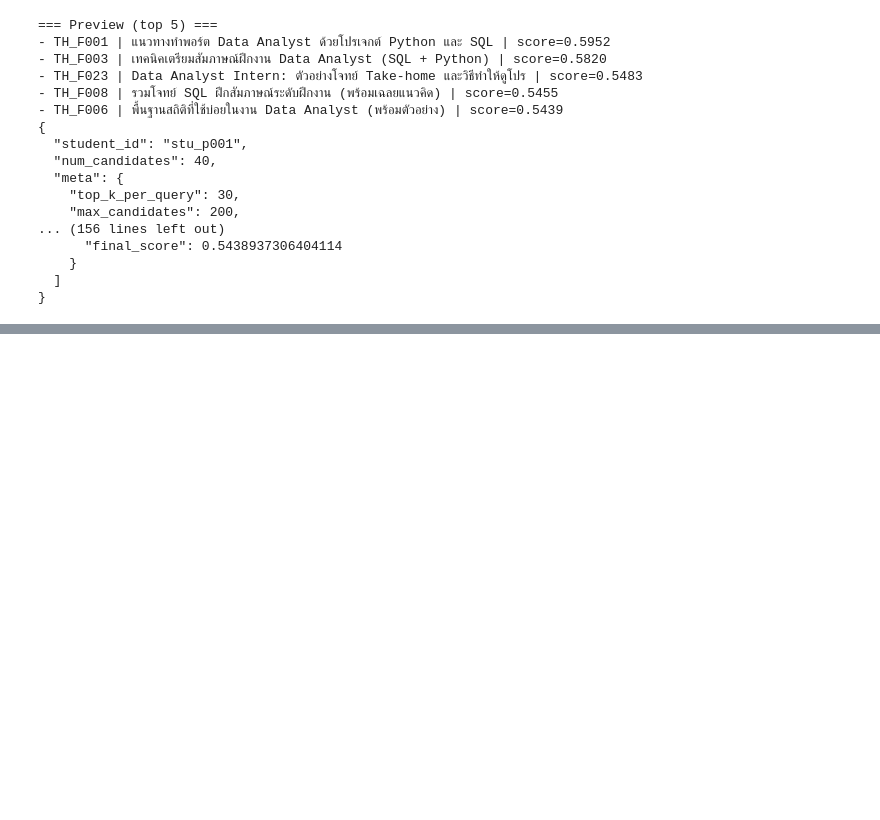
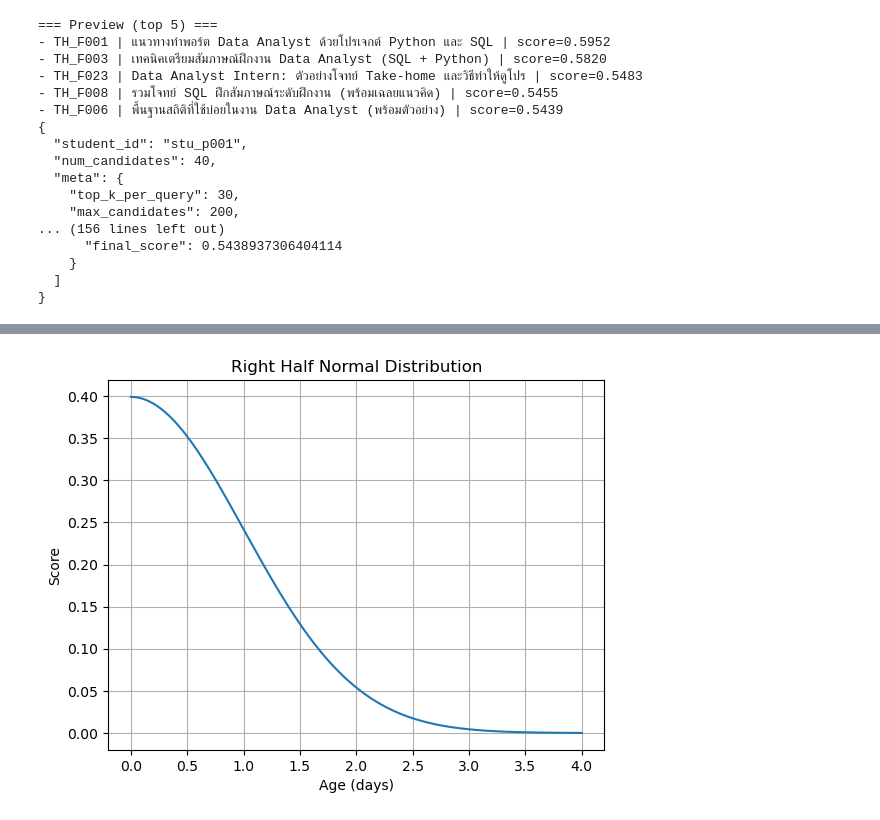
Before and after one commit to TunKedsaro/Hyde, a Jupyter notebook: sandbox/notebooks/2602111156-pipeline-3.ipynb, the cells around one changed output, grey strips where cells are left out. Drawn from its saved outputs; the diff is of its cells as text; code cells hidden in the pictures; blank space fills up the shorter version.

```diff
--- a/sandbox/notebooks/2602111156-pipeline-3.ipynb
+++ b/sandbox/notebooks/2602111156-pipeline-3.ipynb
@@ -1772,0 +1903,22 @@ print(
+# %%
+import numpy as np
+import matplotlib.pyplot as plt
+
+mu = 0
+sigma = 1
+
+x = np.linspace(mu, mu + 4*sigma, 500)
+pdf = (1 / (sigma * np.sqrt(2 * np.pi))) * \
+      np.exp(-0.5 * ((x - mu) / sigma) ** 2)
+
+plt.figure()
+plt.plot(x, pdf)
+
+plt.xlabel("Age (days)")
+plt.ylabel("Score")
+plt.title("Right Half Normal Distribution")
+plt.grid()
+
+plt.show()
+# %% [output]
+[figure, added]
```
Also changed, not shown: parts of 7 cells of this notebook, 6 other files.
